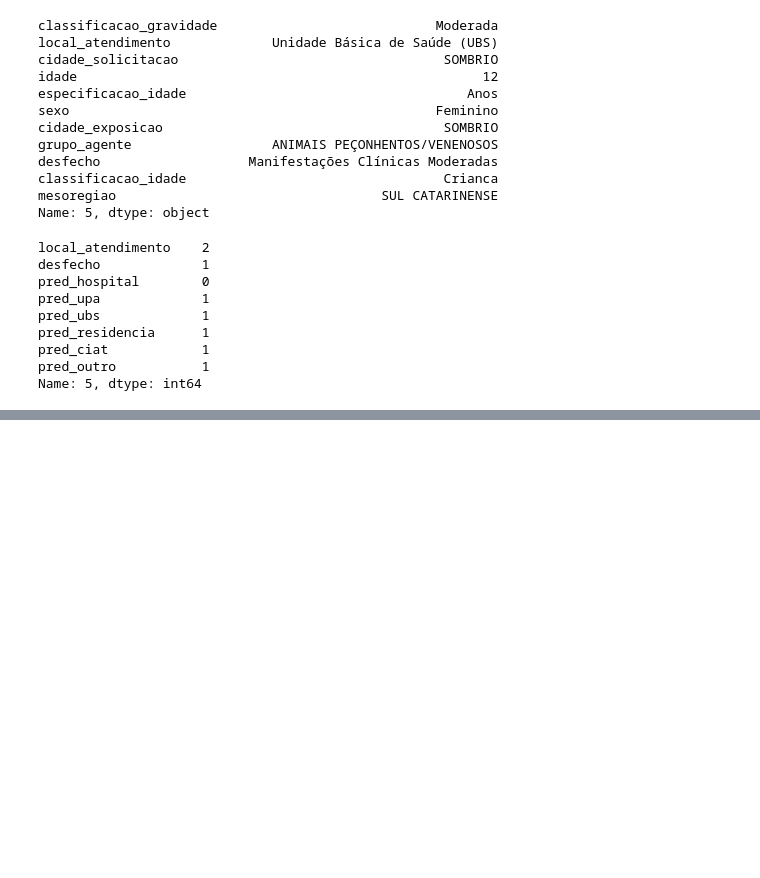
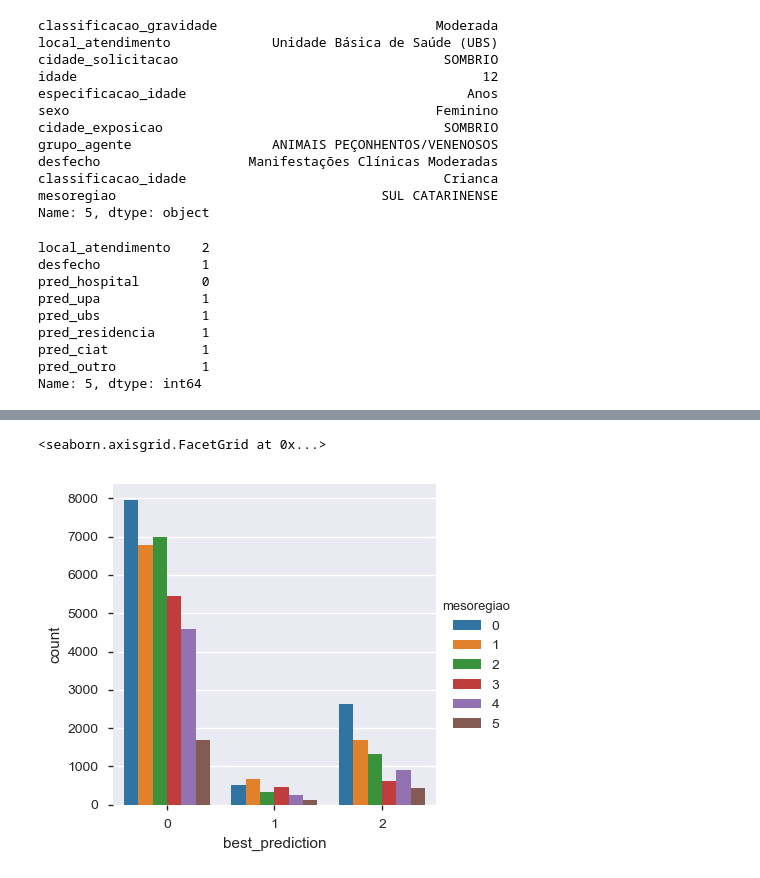
Before and after one commit to igoryamamoto/data-mining, a Jupyter notebook: data-preparation.ipynb, the cells around one changed output, grey strips where cells are left out. Drawn from its saved outputs; the diff is of its cells as text; code cells hidden in the pictures; blank space fills up the shorter version.

Commit message:
Add graph

```diff
--- a/data-preparation.ipynb
+++ b/data-preparation.ipynb
@@ -485,7 +485,7 @@ result = (
     .assign(pred_outro=y_pred_locais[5].astype(int))
     [["local_atendimento", "desfecho", "best_prediction",
      "pred_hospital", "pred_upa", "pred_ubs", "pred_residencia",
-     "pred_ciat", "pred_outro"]]
+     "pred_ciat", "pred_outro", "mesoregiao"]]
 )
 # %%
 different_results = result[result.desfecho != result.best_prediction]
@@ -551,0 +557,5 @@ Name: 5, dtype: int64
+# %%
+sns.factorplot(x="best_prediction", data=result, hue="mesoregiao", kind="count")
+# %% [output]
+<seaborn.axisgrid.FacetGrid at 0x...>
+[figure, added]
```
Also changed, not shown: parts of 1 cell of this notebook, 2 other files.
